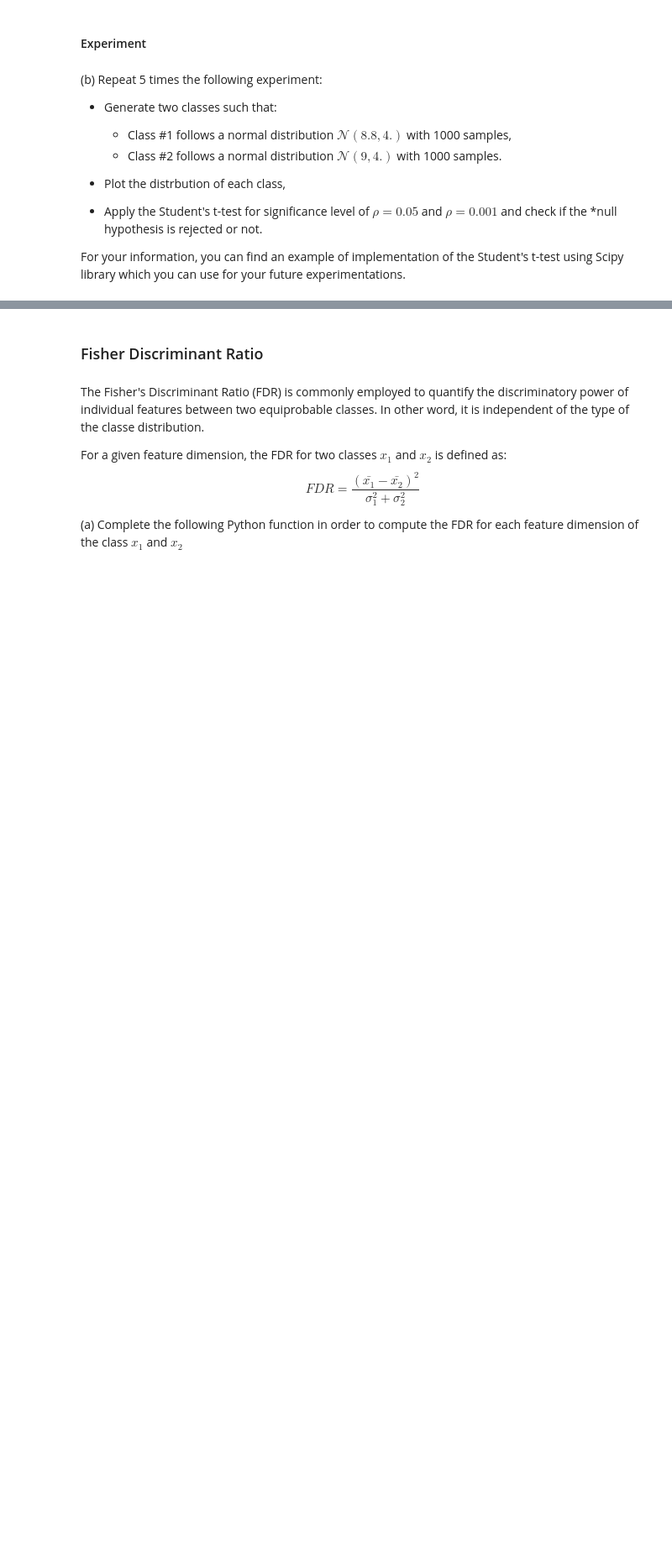
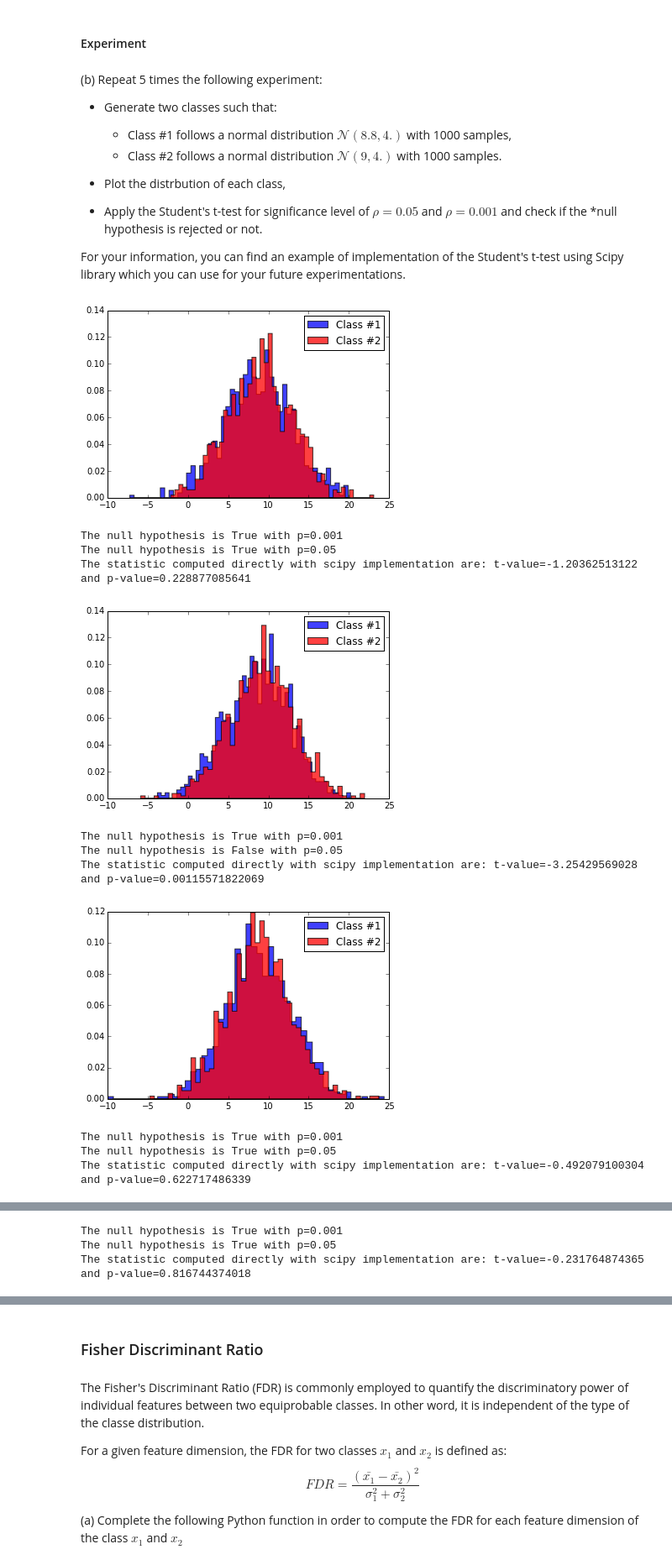
Before and after one commit to yanik-porto/B31XI-SI-Features-Selection, a Jupyter notebook: features-selection.ipynb, the cells around one changed output, grey strips where cells are left out. Shown at 84% size. Drawn from its saved outputs; the diff is of its cells as text; code cells hidden in the pictures; blank space fills up the shorter version.

```diff
--- a/features-selection.ipynb
+++ b/features-selection.ipynb
@@ -63,16 +65,17 @@ def t_test(x1, x2, p):
 
     # Estimate the mean and variance
     ### Use np.mean()
-    est_mean_1 = ...
-    est_mean_2 = ...
+    est_mean_1 = np.mean(x1)
+    est_mean_2 = np.mean(x2)
     ### Use np.std()
-    est_var = ...
+    est_var = np.sqrt(1./2.*(np.std(x1)**2 + np.std(x2)**2))
 
     # Compute the t-value
-    t = ...
+    n = float(x1.size)
+    t = (est_mean_1 - est_mean_2) / (est_var * np.sqrt(2./n))
 
     # Define the degree of freedom
-    df = ...
+    df = 2.*n - 2.
 
     # Compute the probability
     p_value = StudentDistribution(t, df)
@@ -97,34 +100,47 @@ For your information, you can find an example of implementation of the Student's
 for i in range(0, 5):
 
     # Declare the mean and std of the different distribution
-    mean1, mean2, std = ...
+    mean1, mean2, std = 8.8, 9.0, 4.0
 
     # Define the number of points for each distribution
-    n_samples = ...
+    n_samples = 1000
 
     # Generate the samples for each class
     ### Use np.random.normal()
-    class_1 = ...
-    class_2 = ...
+    class_1 = np.random.normal(mean1,std,n_samples)
+    class_2 = np.random.normal(mean2,std,n_samples)
 
     # Plot the different class
     nb_bins = 50
 
     fig = plt.figure()
     # Plot the PDF of the first class
     n, bins, patches = plt.hist(class_1, nb_bins, normed=1, histtype='stepfilled', label='Class #1')
     plt.setp(patches, 'facecolor', 'b', 'alpha', 0.75)
     # Plot the PDF of the second class
     n, bins, patches = plt.hist(class_2, nb_bins, normed=1, histtype='stepfilled', label='Class #2')
     plt.setp(patches, 'facecolor', 'r', 'alpha', 0.75)
     plt.legend()
     plt.show()
 
     # Check if the null hypothesis is rejected or not
     print 'The null hypothesis is {} with p=0.001'.format(t_test(class_1, class_2, 0.001))
     print 'The null hypothesis is {} with p=0.05'.format(t_test(class_1, class_2, 0.05))
 
     # Implementation in scipy
     [scipy_t_value, scipy_p_value] = ttest_ind(class_1, class_2)
     print 'The statistic computed directly with scipy implementation are: t-value={} and p-value={}'.\
     format(scipy_t_value, scipy_p_value)
+# %% [output]
+[figure, added]
+The null hypothesis is True with p=0.001
+The null hypothesis is True with p=0.05
+The statistic computed directly with scipy implementation are: t-value=-1.20362513122 and p-value=0.228877085641
+[figure, added]
+The null hypothesis is True with p=0.001
+The null hypothesis is False with p=0.05
+The statistic computed directly with scipy implementation are: t-value=-3.25429569028 and p-value=0.00115571822069
+[figure, added]
+The null hypothesis is True with p=0.001
+The null hypothesis is True with p=0.05
+The statistic computed directly with scipy implementation are: t-value=-0.492079100304 and p-value=0.622717486339
@@ -130,0 +148,3 @@ for i in range(0, 5):
+The null hypothesis is True with p=0.001
+The null hypothesis is True with p=0.05
+The statistic computed directly with scipy implementation are: t-value=-0.231764874365 and p-value=0.816744374018
```
Also changed, not shown: parts of 2 cells of this notebook.
